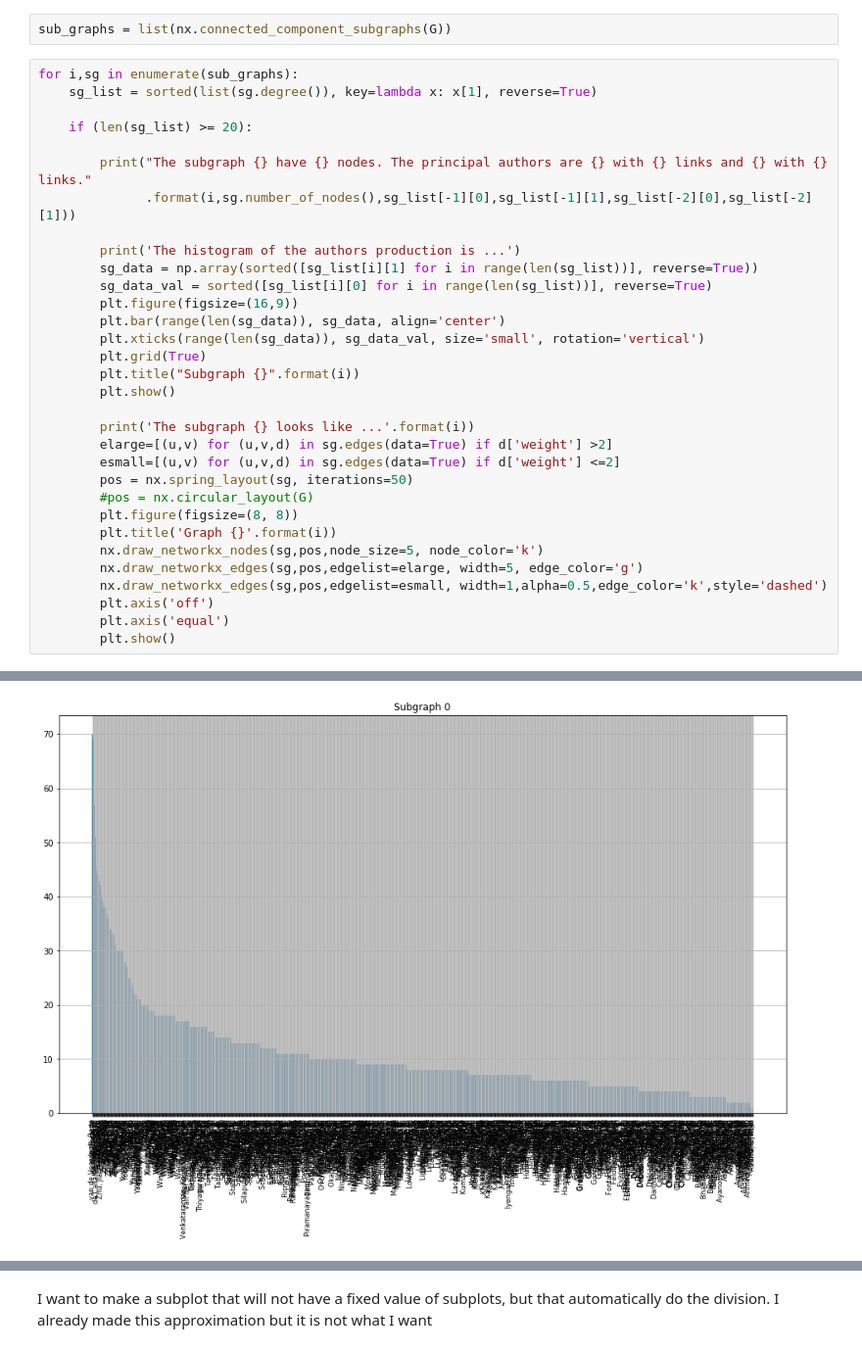
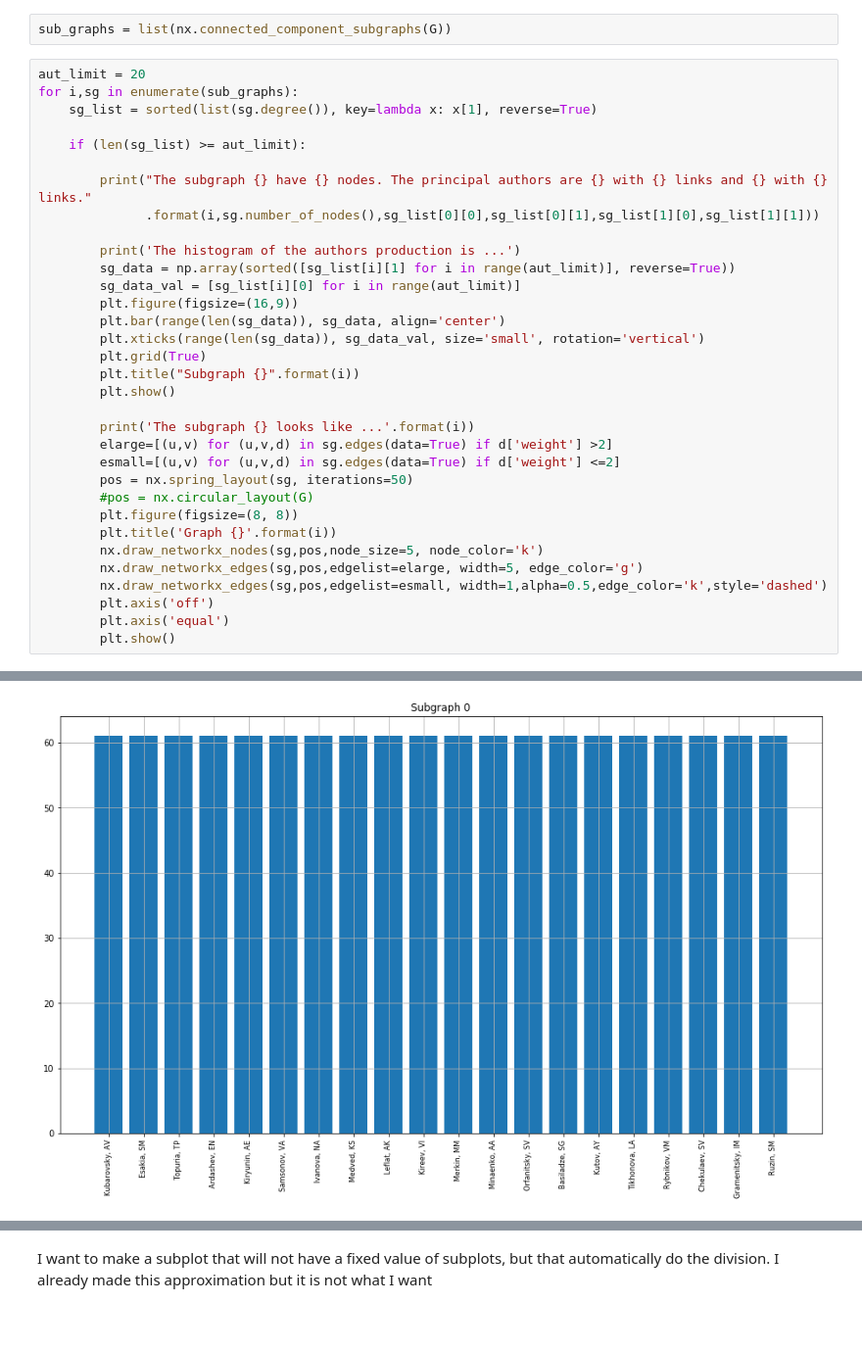
Before and after one commit to juanhenao21/authors_analysis, a Jupyter notebook: 03_clusters.ipynb, the cells around one changed output, grey strips where cells are left out. Shown at 98% size. Drawn from its saved outputs; the diff is of its cells as text; blank space fills up the shorter version.

Commit message:
Subgraphs drawings and histograms done

```diff
--- a/03_clusters.ipynb
+++ b/03_clusters.ipynb
@@ -191,17 +191,18 @@ plt.axis('equal')
 # %%
 sub_graphs = list(nx.connected_component_subgraphs(G))
 # %%
+aut_limit = 20
 for i,sg in enumerate(sub_graphs):
     sg_list = sorted(list(sg.degree()), key=lambda x: x[1], reverse=True)
 
-    if (len(sg_list) >= 20):
+    if (len(sg_list) >= aut_limit):
 
         print("The subgraph {} have {} nodes. The principal authors are {} with {} links and {} with {} links."
-              .format(i,sg.number_of_nodes(),sg_list[-1][0],sg_list[-1][1],sg_list[-2][0],sg_list[-2][1]))
+              .format(i,sg.number_of_nodes(),sg_list[0][0],sg_list[0][1],sg_list[1][0],sg_list[1][1]))
 
         print('The histogram of the authors production is ...')
-        sg_data = np.array(sorted([sg_list[i][1] for i in range(len(sg_list))], reverse=True))
-        sg_data_val = sorted([sg_list[i][0] for i in range(len(sg_list))], reverse=True)
+        sg_data = np.array(sorted([sg_list[i][1] for i in range(aut_limit)], reverse=True))
+        sg_data_val = [sg_list[i][0] for i in range(aut_limit)]
         plt.figure(figsize=(16,9))
         plt.bar(range(len(sg_data)), sg_data, align='center')
         plt.xticks(range(len(sg_data)), sg_data_val, size='small', rotation='vertical')
@@ -227,3 +228,3 @@ The subgraph 0 have 993 nodes. The principal authors are Zhang, Kaiming with 1 l
 The histogram of the authors production is ...
-[figure, old version]
+[figure, new version]
 The subgraph 0 looks like ...
```
Also changed, not shown: parts of 4 cells of this notebook.
